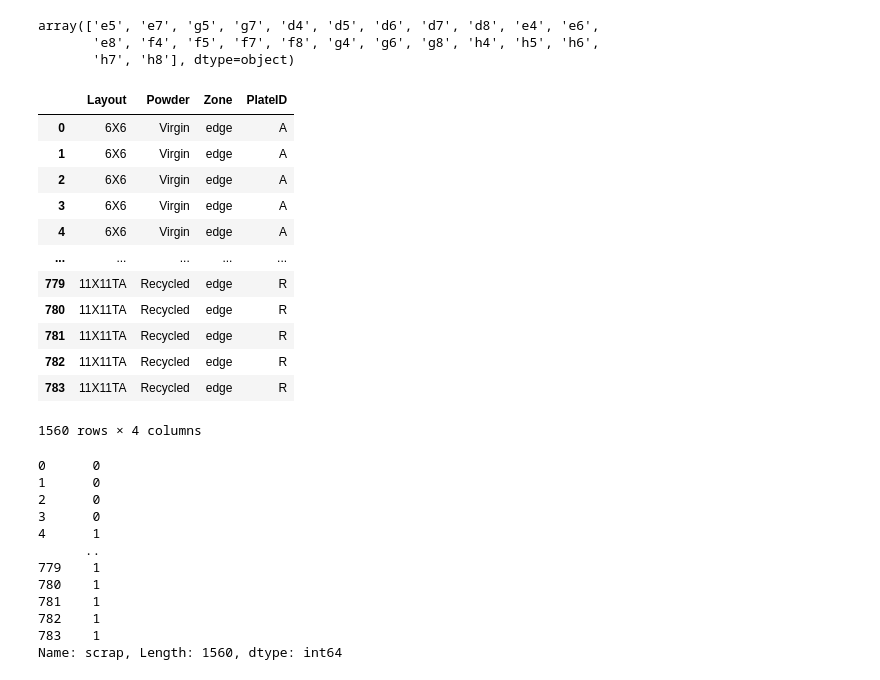
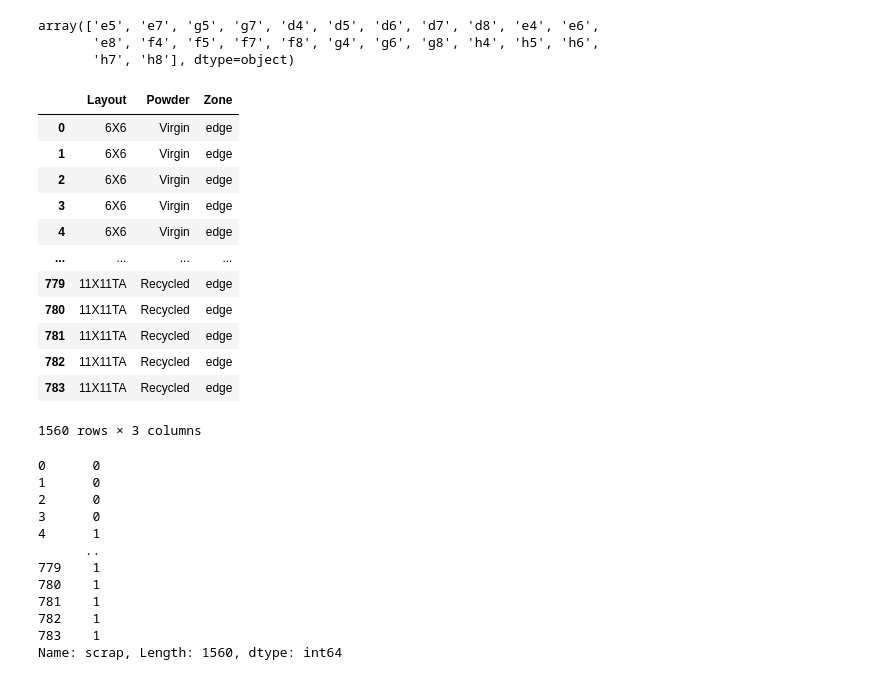
Before and after one commit to jcw515awsm/data-bussdown, a Jupyter notebook: brisa2.ipynb, the cells around one changed output. Saved outputs shown, nothing was run; the diff lists cells and outputs as text; code cells hidden in the pictures.

```diff
--- a/brisa2.ipynb
+++ b/brisa2.ipynb
@@ -189,22 +189,22 @@ from sklearn.preprocessing import StandardScaler
 from sklearn.preprocessing import OneHotEncoder
 from sklearn.impute import SimpleImputer
 # %%
-X = df[['Layout', 'Powder', 'Zone', 'PlateID']]
+X = df[['Layout', 'Powder', 'Zone']]
 X
 # %% [output]
-|  | Layout | Powder | Zone | PlateID |
-| 0 | 6X6 | Virgin | edge | A |
-| 1 | 6X6 | Virgin | edge | A |
-| 2 | 6X6 | Virgin | edge | A |
-| 3 | 6X6 | Virgin | edge | A |
-| 4 | 6X6 | Virgin | edge | A |
-| ... | ... | ... | ... | ... |
-| 779 | 11X11TA | Recycled | edge | R |
-| 780 | 11X11TA | Recycled | edge | R |
-| 781 | 11X11TA | Recycled | edge | R |
-| 782 | 11X11TA | Recycled | edge | R |
-| 783 | 11X11TA | Recycled | edge | R |
+|  | Layout | Powder | Zone |
+| 0 | 6X6 | Virgin | edge |
+| 1 | 6X6 | Virgin | edge |
+| 2 | 6X6 | Virgin | edge |
+| 3 | 6X6 | Virgin | edge |
+| 4 | 6X6 | Virgin | edge |
+| ... | ... | ... | ... |
+| 779 | 11X11TA | Recycled | edge |
+| 780 | 11X11TA | Recycled | edge |
+| 781 | 11X11TA | Recycled | edge |
+| 782 | 11X11TA | Recycled | edge |
+| 783 | 11X11TA | Recycled | edge |
-1560 rows × 4 columns
+1560 rows × 3 columns
 # %%
 y = df['scrap']
 y
```
Also changed, not shown: parts of 3 cells of this notebook.
